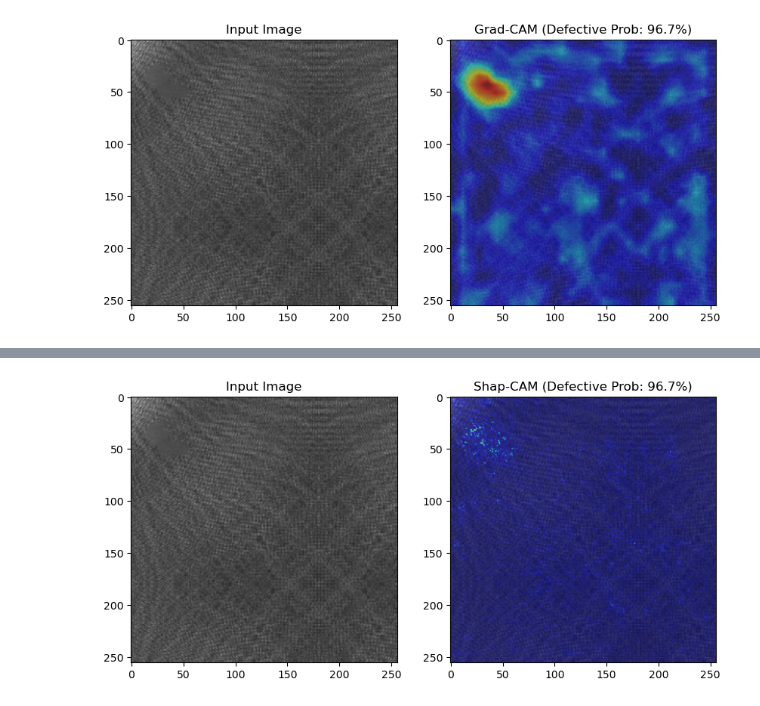
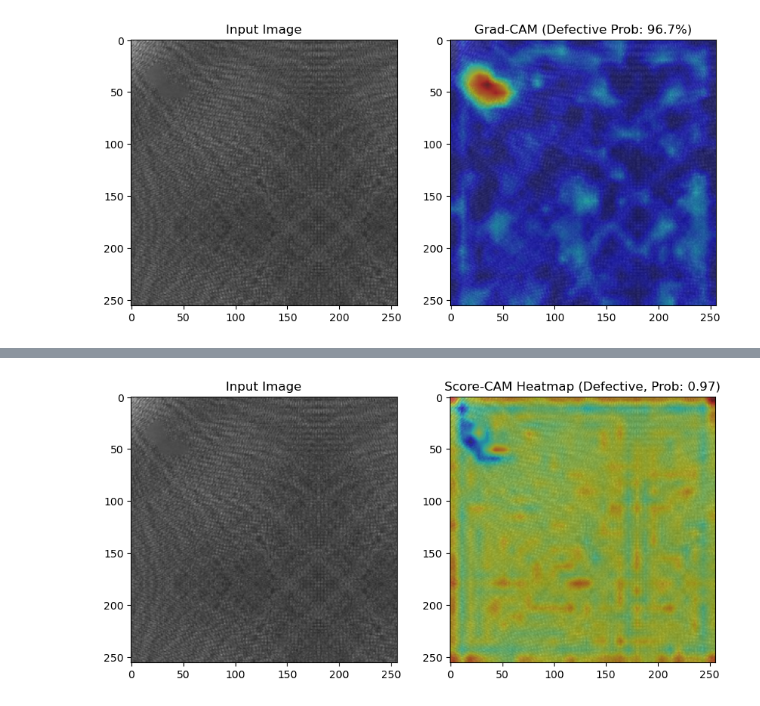
Before and after one commit to IsmailHatim/Spectrum, a Jupyter notebook: main.ipynb, the cells around one changed output, grey strips where cells are left out. Saved outputs shown, nothing was run; the diff lists cells and outputs as text; code cells hidden in the pictures.

Commit message:
Added Score-CAM

```diff
--- a/main.ipynb
+++ b/main.ipynb
@@ -88,4 +74,5 @@ show_gradient_shap(model.model, image, device, num_samples=100)
 # %%
-show_shapcam(model.model, image, 6, device, num_samples=100)
+torch.cuda.empty_cache()
+show_scorecam(model.model, image, -2, device)
 # %% [output]
-[figure, old version]
+[figure, new version]
```
Also changed, not shown: parts of 4 cells of this notebook, 1 other file.
